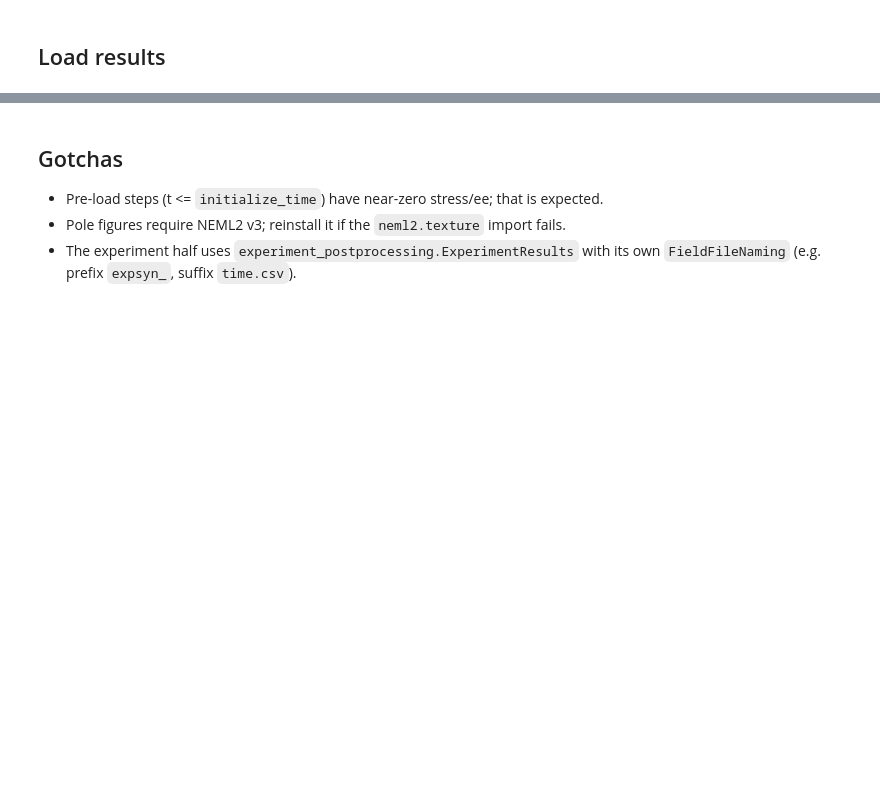
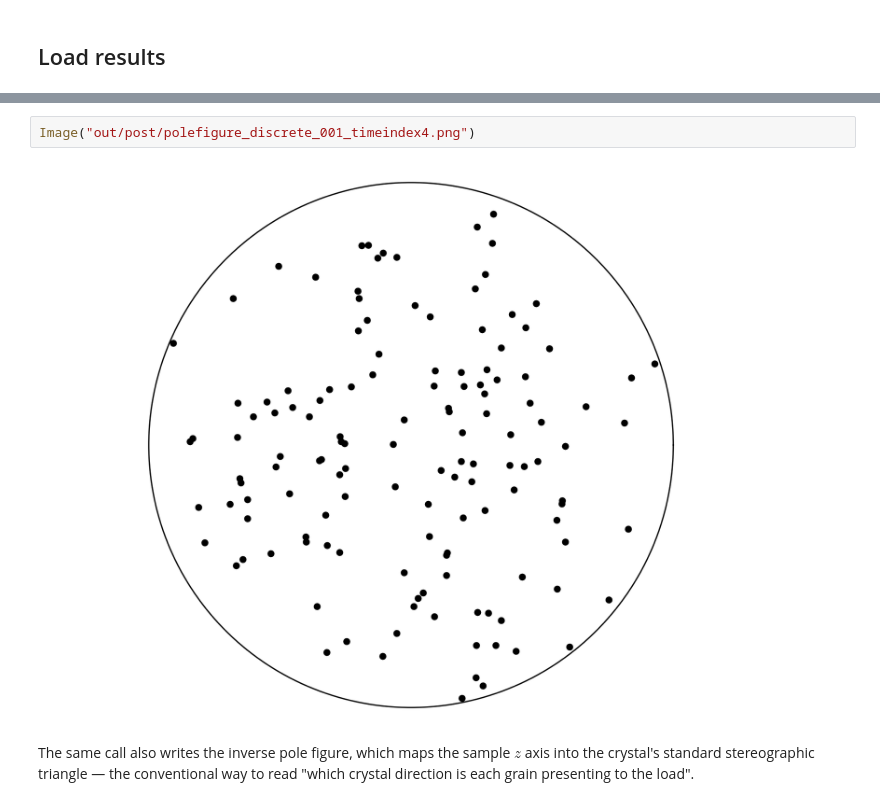
Before and after one commit to applied-material-modeling/graintrace, a Jupyter notebook: docs/tutorials/post-processing.ipynb, the cells around one changed output, grey strips where cells are left out. Drawn from its saved outputs; the diff is of its cells as text; blank space fills up the shorter version.

```diff
--- a/docs/tutorials/post-processing.ipynb
+++ b/docs/tutorials/post-processing.ipynb
@@ -62,8 +188,8 @@ onto an Exodus or VTK mesh via `graintrace.ipf_postprocess.IPFProcessor`.
-# %% [markdown]
-## Gotchas
-
-- Pre-load steps (t <= `initialize_time`) have near-zero stress/ee; that is
-  expected.
-- Pole figures require NEML2 v3; reinstall it if the `neml2.texture` import fails.
-- The experiment half uses `experiment_postprocessing.ExperimentResults` with its
-  own `FieldFileNaming` (e.g. prefix `expsyn_`, suffix `time.csv`).
+# %%
+Image("out/post/polefigure_discrete_001_timeindex4.png")
+# %% [output]
+[figure, added]
+# %% [markdown]
+The same call also writes the inverse pole figure, which maps the sample $z$
+axis into the crystal's standard stereographic triangle — the conventional way
+to read "which crystal direction is each grain presenting to the load".
```
Also changed, not shown: parts of 19 cells of this notebook, 18 other files.
